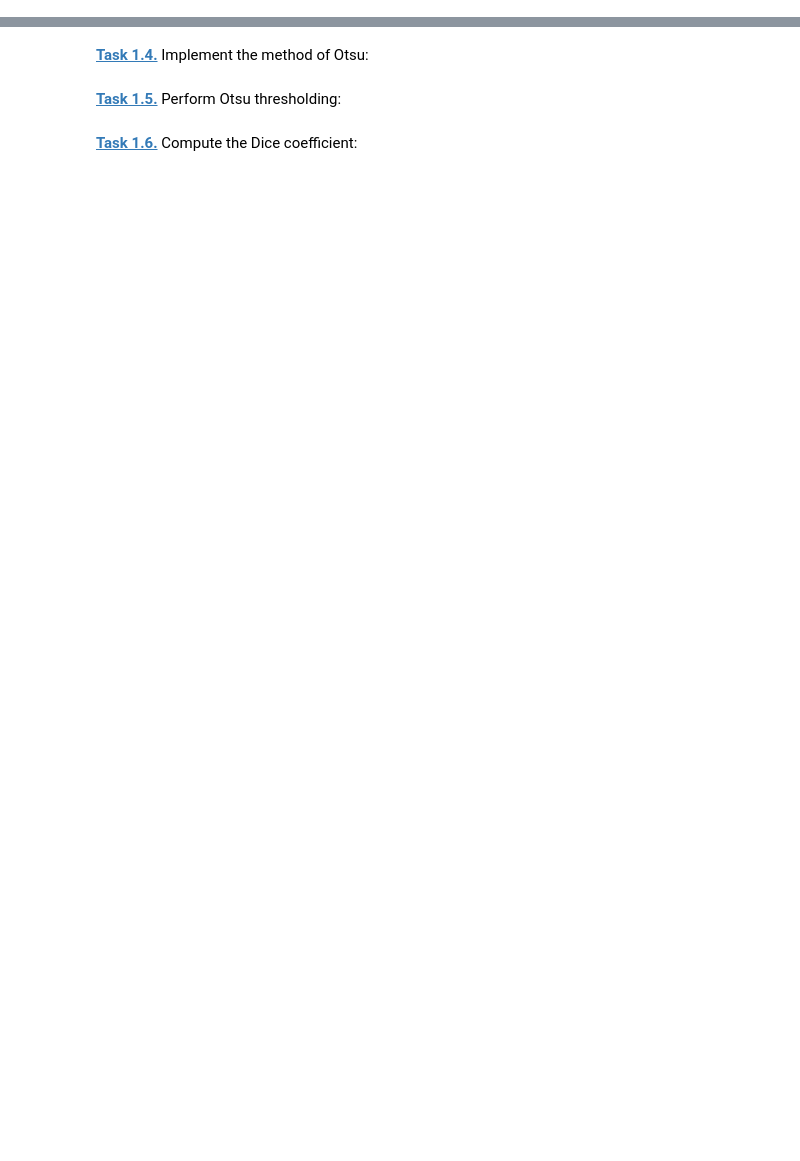
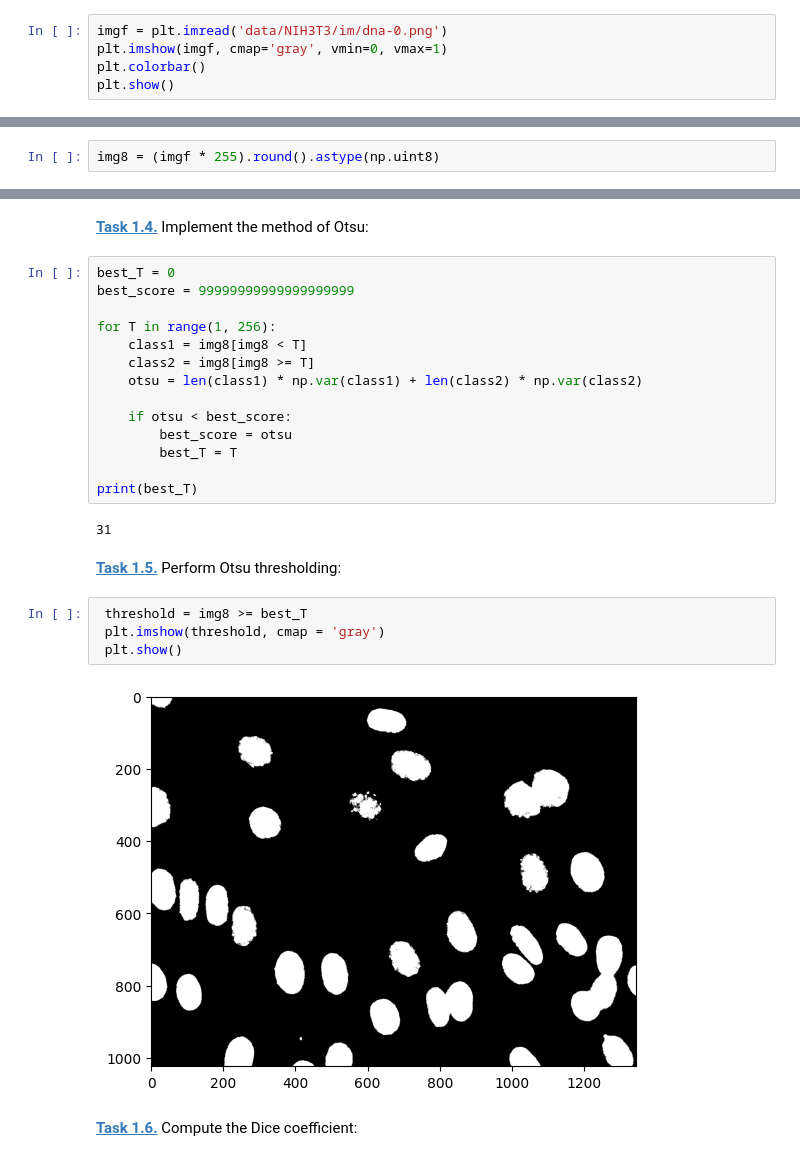
Before and after one commit to AminaSwob/mobi-fs5-python, a Jupyter notebook: otsu.ipynb, the cells around one changed output, grey strips where cells are left out. Saved outputs shown, nothing was run; the diff lists cells and outputs as text; blank space fills up the shorter version.

```diff
--- a/otsu.ipynb
+++ b/otsu.ipynb
@@ -5,3 +5,8 @@ import numpy as np
 import matplotlib.pyplot as plt
 # %% [markdown]
 **[Task 1.1.]()** Load the image:
+# %%
+imgf = plt.imread('data/NIH3T3/im/dna-0.png')
+plt.imshow(imgf, cmap='gray', vmin=0, vmax=1)
+plt.colorbar()
+plt.show()
@@ -8,4 +15,6 @@ import matplotlib.pyplot as plt
 # %% [markdown]
 **[Task 1.2.]()** Quantify the image into 256 bins:
+# %%
+img8 = (imgf * 255).round().astype(np.uint8)
 # %% [markdown]
 **[Task 1.3.]()** Compute the image histogram:
@@ -17,6 +35,28 @@ plt.bar(range(256), h, width=1)
 # %% [markdown]
 **[Task 1.4.]()** Implement the method of Otsu:
+# %%
+best_T = 0
+best_score = 99999999999999999999
+
+for T in range(1, 256):
+    class1 = img8[img8 < T]
+    class2 = img8[img8 >= T]
+    otsu = len(class1) * np.var(class1) + len(class2) * np.var(class2)
+
+    if otsu < best_score:
+        best_score = otsu
+        best_T = T
+
+print(best_T)
+# %% [output]
+31
 # %% [markdown]
 **[Task 1.5.]()** Perform Otsu thresholding:
+# %%
+ threshold = img8 >= best_T
+ plt.imshow(threshold, cmap = 'gray')
+ plt.show()
+# %% [output]
+[figure, added]
 # %% [markdown]
 **[Task 1.6.]()** Compute the Dice coefficient:
```
Also changed, not shown: parts of 4 cells of this notebook.
